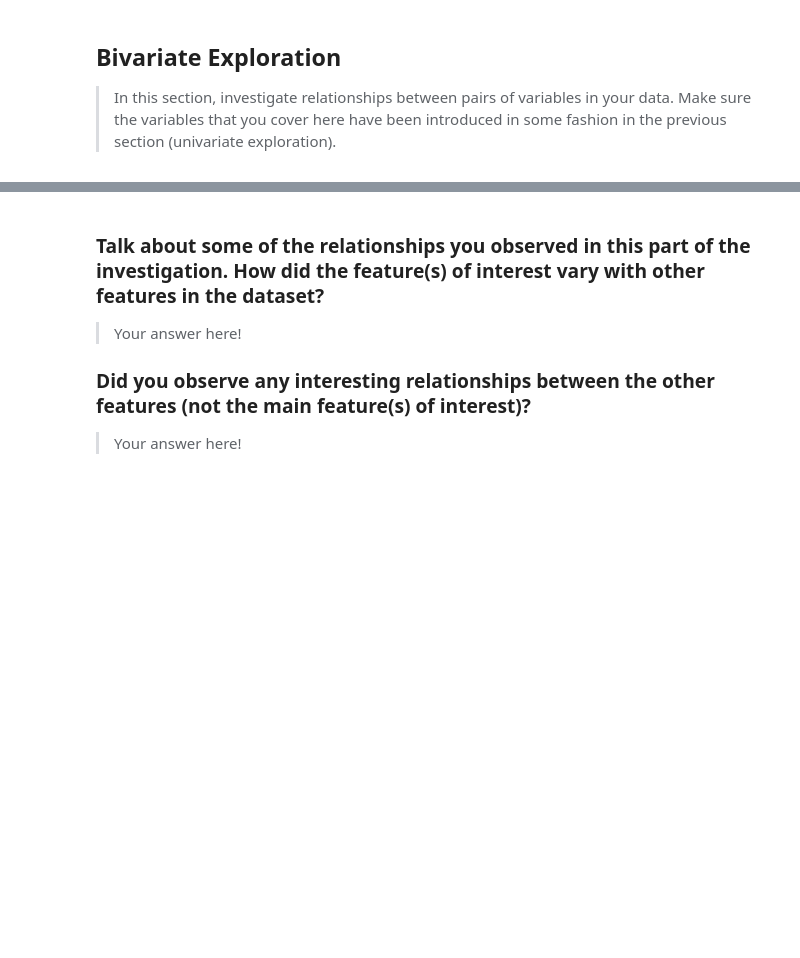
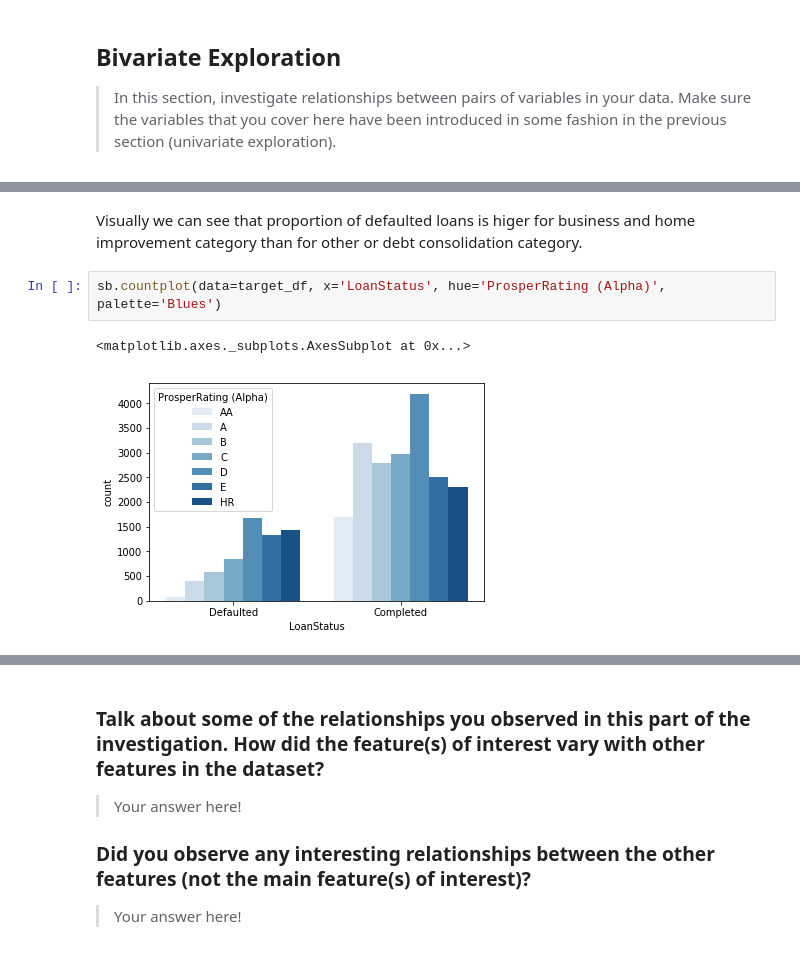
Before and after one commit to Askanio234/Communicate-Data-Findings, a Jupyter notebook: exploration.ipynb, the cells around one changed output, grey strips where cells are left out. Drawn from its saved outputs; the diff is of its cells as text; blank space fills up the shorter version.

```diff
--- a/exploration.ipynb
+++ b/exploration.ipynb
@@ -310,0 +430,7 @@ fashion in the previous section (univariate exploration).
+# %% [markdown]
+Visually we can see that proportion of defaulted loans is higer for business and home improvement category than for other or debt consolidation category.
+# %%
+sb.countplot(data=target_df, x='LoanStatus', hue='ProsperRating (Alpha)', palette='Blues')
+# %% [output]
+<matplotlib.axes._subplots.AxesSubplot at 0x...>
+[figure, added]
```
Also changed, not shown: parts of 30 cells of this notebook.
